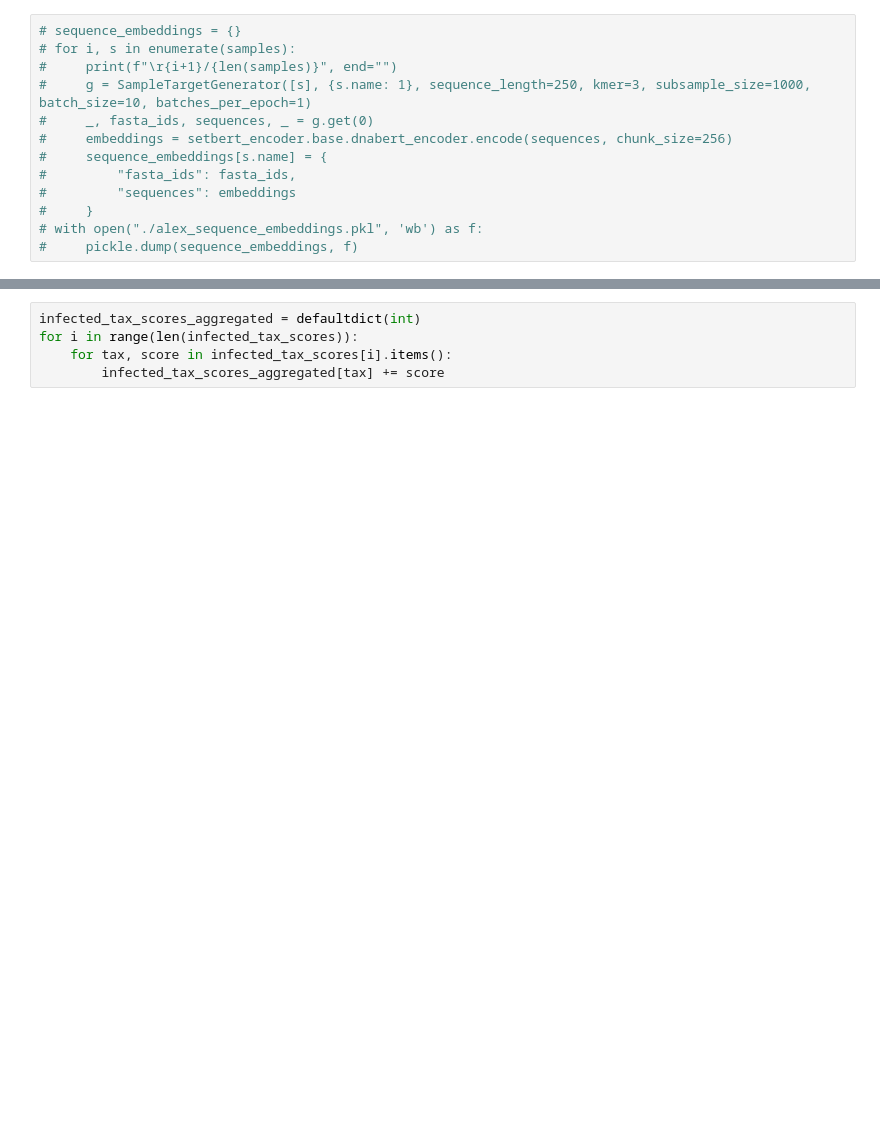
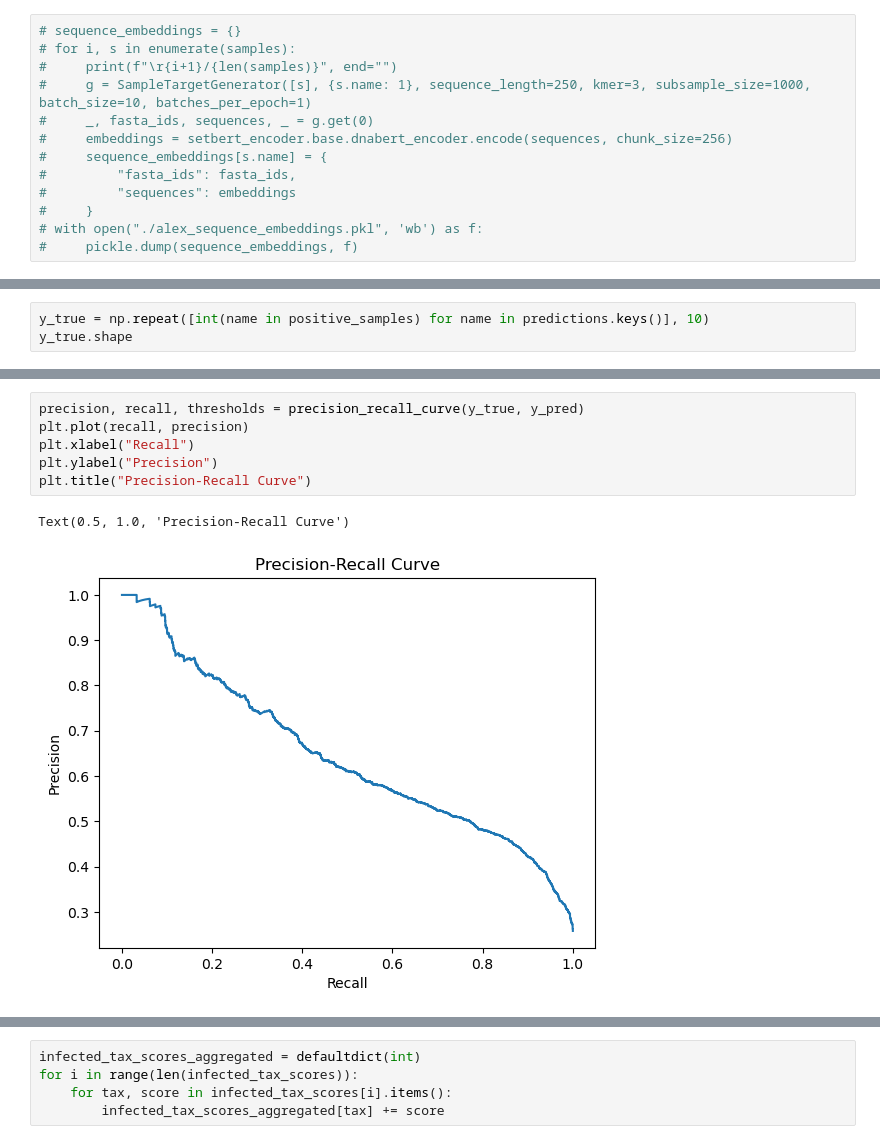
Before and after one commit to DLii-Research/setbert, a Jupyter notebook: notebooks/AlexDatasets.ipynb, the cells around one changed output, grey strips where cells are left out. Saved outputs shown, nothing was run; the diff lists cells and outputs as text; blank space fills up the shorter version.

```diff
--- a/notebooks/AlexDatasets.ipynb
+++ b/notebooks/AlexDatasets.ipynb
@@ -671,0 +678,3 @@ for i in range(len(old_infected_tax_scores)):
+# %%
+y_true = np.repeat([int(name in positive_samples) for name in predictions.keys()], 10)
+y_true.shape
@@ -671,0 +689,9 @@ for i in range(len(old_infected_tax_scores)):
+# %%
+precision, recall, thresholds = precision_recall_curve(y_true, y_pred)
+plt.plot(recall, precision)
+plt.xlabel("Recall")
+plt.ylabel("Precision")
+plt.title("Precision-Recall Curve")
+# %% [output]
+Text(0.5, 1.0, 'Precision-Recall Curve')
+[figure, added]
```
Also changed, not shown: parts of 98 cells of this notebook.
